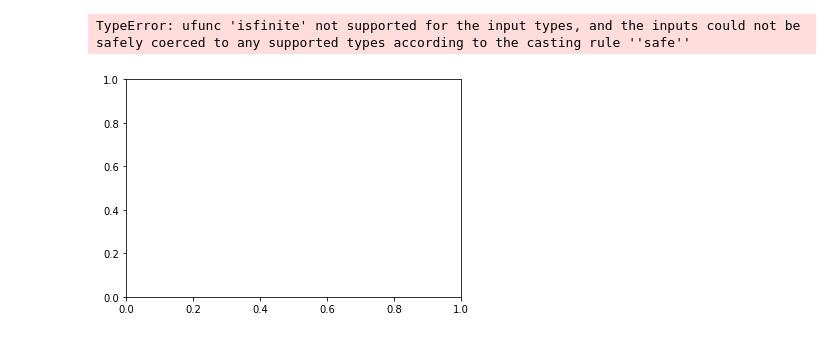
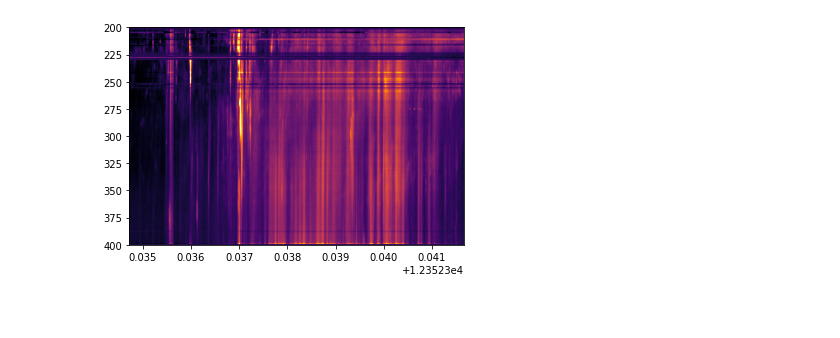
Before and after one commit to ChukwudiOkoro/Automated-Detection-of-Type-III-Solar-radio-Bursts-using-the-OSRA-Spectrograph, a Jupyter notebook: test_type3detectf2.ipynb, the cells around one changed output. Saved outputs shown, nothing was run; the diff lists cells and outputs as text; code cells hidden in the pictures; blank space fills up the shorter version.

```diff
--- a/test_type3detectf2.ipynb
+++ b/test_type3detectf2.ipynb
@@ -20,7 +20,7 @@ t_fits_cutout = t_fits[time_mask]
 dyspec_cutout = dyspec[time_mask, :]
 # %%
 # Preprocess data
-data_fits_new, data_fits_new_smooth = drb.preproc2(dyspec_cutout, gauss_sigma=(5.5,0.5))
+data_fits_new, data_fits_new_smooth = drb.preproc2(dyspec_cutout, gauss_sigma=(5.5,0.0))
 # %%
 # Calculate vmin and vmax for colormap
 data_safe_arr = data_fits_new_smooth.ravel()
@@ -36,19 +36,18 @@ new_array = data_fits_new_smooth / tmp[:, None] - 1  # Not used in plot
 # %%
 # Plot
 fig = plt.figure(figsize=(6, 4))
 ax = plt.gca()
 im = ax.imshow(
     data_fits_new_smooth.T,
     aspect='auto',
     origin='lower',
     vmin=vmin,
     vmax=vmax,
-    extent=[t_fits_cutout[0], t_fits_cutout[-1], f_fits[0], f_fits[-1]],
+    extent=drb.get_extent(t_fits_cutout, f_fits),
     cmap='inferno'
 )
 # %% [output]
-TypeError: ufunc 'isfinite' not supported for the input types, and the inputs could not be safely coerced to any supported types according to the casting rule ''safe''
-[figure, old version]
+[figure, new version]
 # %%
 # Add colorbar
 cbar = fig.colorbar(im, ax=ax)
```
Also changed, not shown: parts of 12 cells of this notebook, 6 other files.
